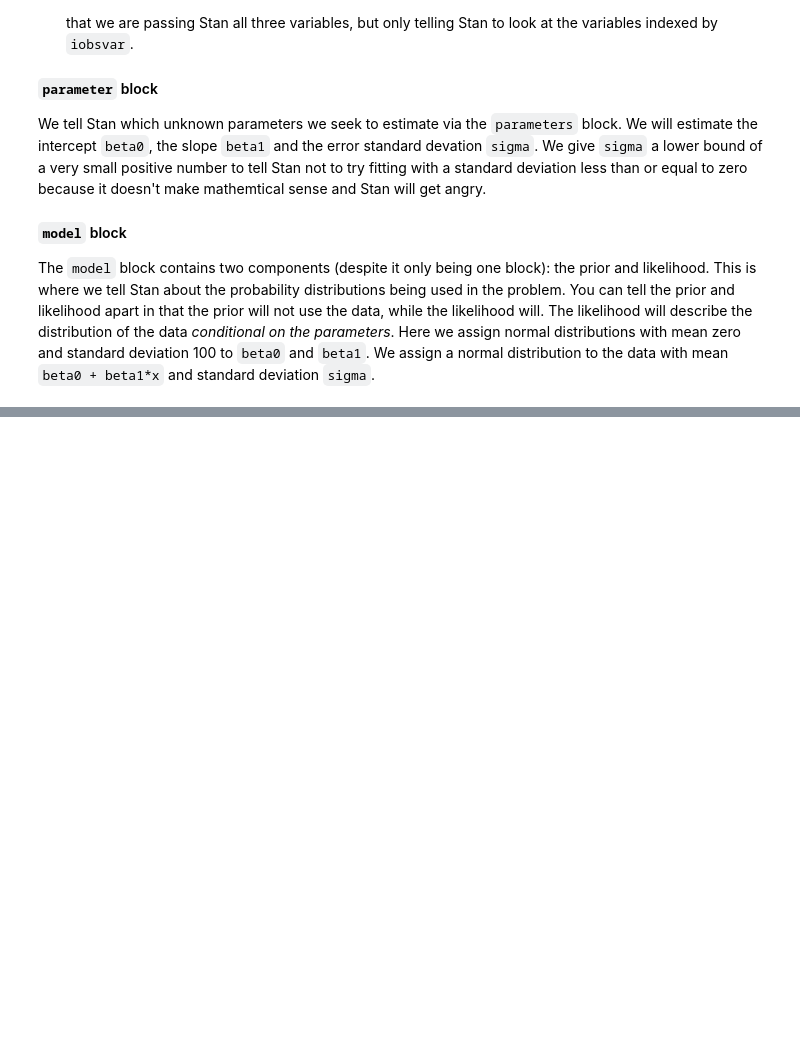
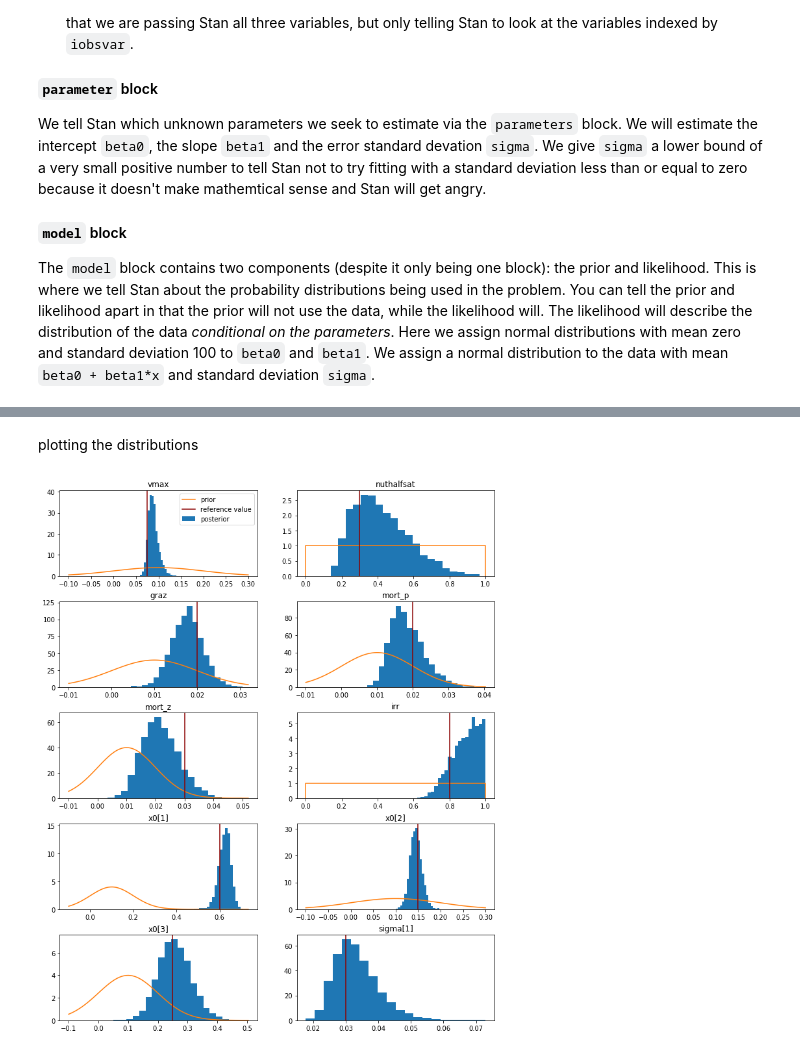
Before and after one commit to gregbritten/BayesianEcosystems_IAP, a Jupyter notebook: notebooks/npz_stan.ipynb, the cells around one changed output, grey strips where cells are left out. Drawn from its saved outputs; the diff is of its cells as text; code cells hidden in the pictures; blank space fills up the shorter version.

```diff
--- a/notebooks/npz_stan.ipynb
+++ b/notebooks/npz_stan.ipynb
@@ -81,8 +81,6 @@ functions {
     real ploss = theta[4]*p;
     real zloss = theta[5]*z*z;
 
-    real d
-
     return {-growth+ploss+zloss,growth-grazing-ploss,grazing-zloss};
   }
 }
@@ -104,10 +102,17 @@ parameters {
     real<lower=0> sigma[nobsvar];   // obs error
 }
 transformed parameters {
+    real x[nobs, 3];
+    {
+    /* The curly braces here are introducing a local scope.
+    Variables declared inside the curly braces, like theta, cannot be used anywhere else in the code,
+    they are alos not included in the output.
+    */
     real theta[6] = {vmax,nuthalfsat,graz,mort_p,mort_z,irr};
-    real x[nobs, 3] = integrate_ode_rk45(npz, x0, 0, tobs, theta,
+    x = integrate_ode_rk45(npz, x0, 0, tobs, theta,
                                          rep_array(0.0, 0), rep_array(0, 0),
                                          1e-5, 1e-4, 1e4);
+    }
 }
 model {
     vmax       ~ normal(0.1, 0.1);
@@ -118,7 +123,7 @@ model {
     irr        ~ uniform(0.0, 1.0);
     x0[1:3]    ~ normal(0.1, 0.1);
     for (iobs in 1:nobs){
-        obs[iobs,] ~ normal(x[iobs,iobsvar], sigma);
+        obs[iobs,iobsvar] ~ normal(x[iobs,iobsvar], sigma);
     }
 }
 '''
@@ -157,3 +201,44 @@ convergence, Rhat=1).
+# %% [markdown]
+plotting the distributions
+# %%
+plotinfo = {
+    'vmax':{'priordist':'normal', 'priorparams':(0.1,0.1), 'refvalue':0.075},
+    'nuthalfsat':{'priordist':'uniform', 'priorparams':(0.0,1.0), 'refvalue':0.3},
+    'graz':{'priordist':'normal', 'priorparams':(0.01,0.01), 'refvalue':0.02},
+    'mort_p':{'priordist':'normal', 'priorparams':(0.01,0.01), 'refvalue':0.02},
+    'mort_z':{'priordist':'normal', 'priorparams':(0.01,0.01), 'refvalue':0.03},
+    'irr':{'priordist':'uniform', 'priorparams':(0.0,1.0), 'refvalue':0.8},
+    'x0[1]':{'priordist':'normal', 'priorparams':(0.1,0.1), 'refvalue':0.6},
+    'x0[2]':{'priordist':'normal', 'priorparams':(0.1,0.1), 'refvalue':0.15},
+    'x0[3]':{'priordist':'normal', 'priorparams':(0.1,0.1), 'refvalue':0.25},
+    'sigma[1]':{'refvalue':0.03},
+}
+
+import scipy.stats as stats
+
+ncols = 2
+nrows = int(np.ceil(len(plotinfo)/ncols))
+fig, axs = plt.subplots(nrows=nrows, ncols=ncols, figsize=(12, 3*nrows), gridspec_kw={'hspace':0.3})
+for ax,name in zip(axs.flat, plotinfo):
+    ax.hist(mcmc[name], bins=20, density=True, label='posterior')
+    xlim = ax.get_xlim()
+    if 'priordist' in plotinfo[name]:
+        if plotinfo[name]['priordist'] == 'normal':
+            p = plotinfo[name]['priorparams']
+            x_min = min(p[0]-2*p[1], xlim[0])
+            x_max = max(p[0]+2*p[1], xlim[1])
+            x = np.linspace(x_min, x_max, 100)
+            ax.plot(x, stats.norm.pdf(x, loc=p[0], scale=p[1]), label='prior')
+        elif plotinfo[name]['priordist'] == 'uniform':
+            p = plotinfo[name]['priorparams']
+            y = 1.0/(p[1]-p[0])
+            ax.plot([p[0],p[0],p[1],p[1]], [0,y,y,0], label='prior')
+    ax.axvline(plotinfo[name]['refvalue'], color='darkred', label='reference value')
+    ax.set(title=name)
+axs.flat[0].legend()
+None
+# %% [output]
+[figure, added]
 # %%
 # plot results
 
```
Also changed, not shown: parts of 9 cells of this notebook.
